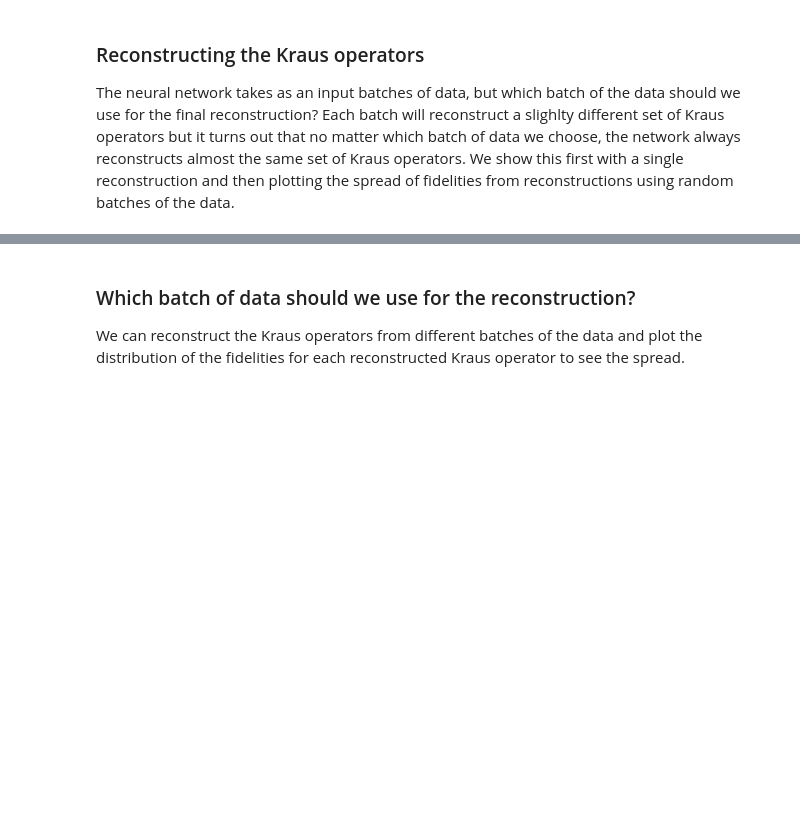
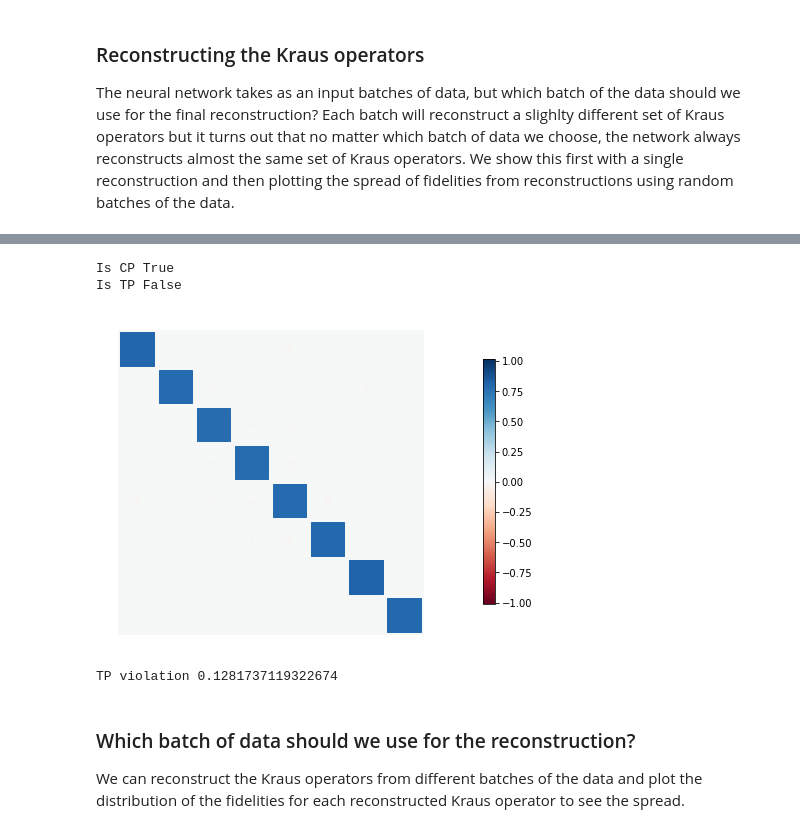
Before and after one commit to quantshah/gd-qpt, a Jupyter notebook: examples/nn-qpt-dv-example.ipynb, the cells around one changed output, grey strips where cells are left out. Drawn from its saved outputs; the diff is of its cells as text; code cells hidden in the pictures; blank space fills up the shorter version.

```diff
--- a/examples/nn-qpt-dv-example.ipynb
+++ b/examples/nn-qpt-dv-example.ipynb
@@ -355,3 +376,20 @@ plt.show()
+# %%
+print(f"Is CP {choi_nn_qutip.iscp}")
+print(f"Is TP {choi_nn_qutip.istp}")
+
+# How much are we violating the TP condition?
+opsum = jnp.einsum('mij, mjk -> ik', dag_vectorized(k_ops), k_ops) # Identity
+I = jnp.eye(opsum.shape[0])
+
+hinton(opsum)
+plt.show()
+
+print("TP violation", jnp.linalg.norm(I - opsum, 1))
+# %% [output]
+Is CP True
+Is TP False
+[figure, added]
+TP violation 0.1281737119322674
 # %% [markdown]
 ### Which batch of data should we use for the reconstruction?
 
```
Also changed, not shown: parts of 14 cells of this notebook, 4 other files.
